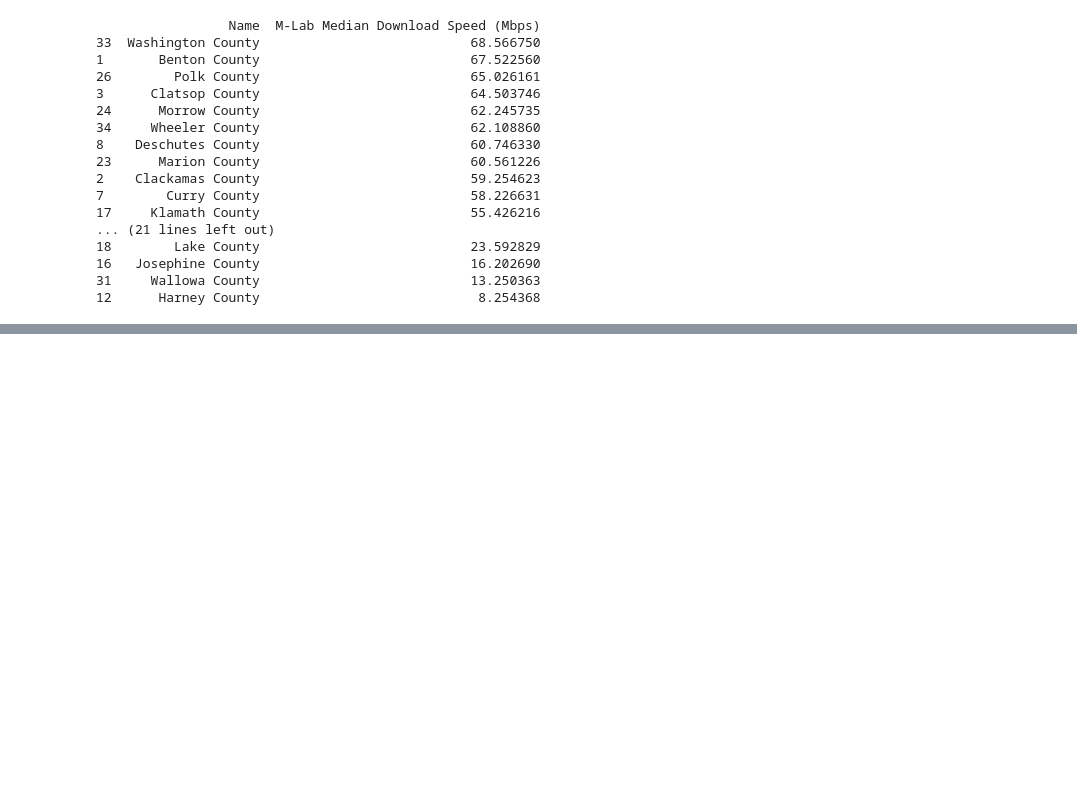
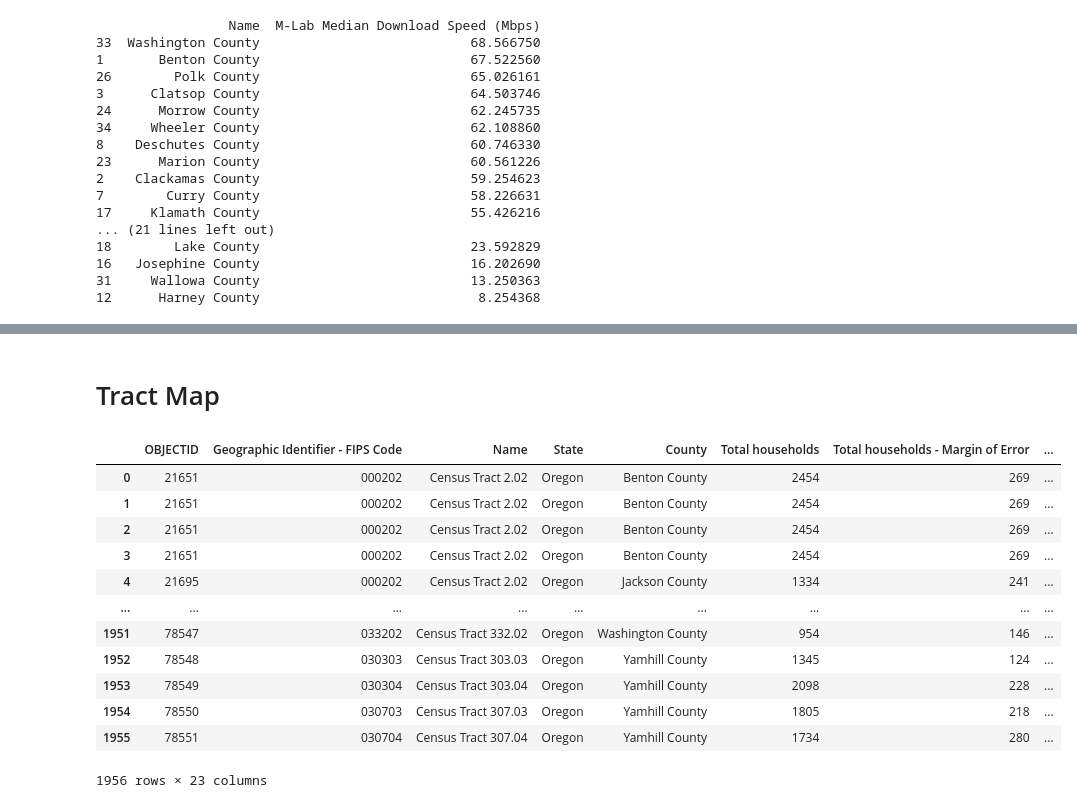
Before and after one commit to ethanheine/community-internet-access, a Jupyter notebook: analysis_testing.ipynb, the cells around one changed output, grey strips where cells are left out. Cells and saved outputs as stored; diff of their text form; code cells hidden in the pictures; blank space fills up the shorter version.

```diff
--- a/analysis_testing.ipynb
+++ b/analysis_testing.ipynb
@@ -239,3 +239,22 @@ legend.set_title('Median internet download speed (Mbps)\nin Oregon Counties')
 # %%
 # save map to asset folder
 fig.savefig('assets/or_county_speeds.png', dpi=300, bbox_inches='tight')
+# %% [markdown]
+# Tract Map
+# %%
+# show tract table
+merged_tract_gdf
+# %% [output]
+|  | OBJECTID | Geographic Identifier - FIPS Code | Name | State | County | Total households | Total households - Margin of Error | ... |
+| 0 | 21651 | 000202 | Census Tract 2.02 | Oregon | Benton County | 2454 | 269 | ... |
+| 1 | 21651 | 000202 | Census Tract 2.02 | Oregon | Benton County | 2454 | 269 | ... |
+| 2 | 21651 | 000202 | Census Tract 2.02 | Oregon | Benton County | 2454 | 269 | ... |
+| 3 | 21651 | 000202 | Census Tract 2.02 | Oregon | Benton County | 2454 | 269 | ... |
+| 4 | 21695 | 000202 | Census Tract 2.02 | Oregon | Jackson County | 1334 | 241 | ... |
+| ... | ... | ... | ... | ... | ... | ... | ... | ... |
+| 1951 | 78547 | 033202 | Census Tract 332.02 | Oregon | Washington County | 954 | 146 | ... |
+| 1952 | 78548 | 030303 | Census Tract 303.03 | Oregon | Yamhill County | 1345 | 124 | ... |
+| 1953 | 78549 | 030304 | Census Tract 303.04 | Oregon | Yamhill County | 2098 | 228 | ... |
+| 1954 | 78550 | 030703 | Census Tract 307.03 | Oregon | Yamhill County | 1805 | 218 | ... |
+| 1955 | 78551 | 030704 | Census Tract 307.04 | Oregon | Yamhill County | 1734 | 280 | ... |
+1956 rows × 23 columns
```
Also changed, not shown: parts of 18 cells of this notebook.
